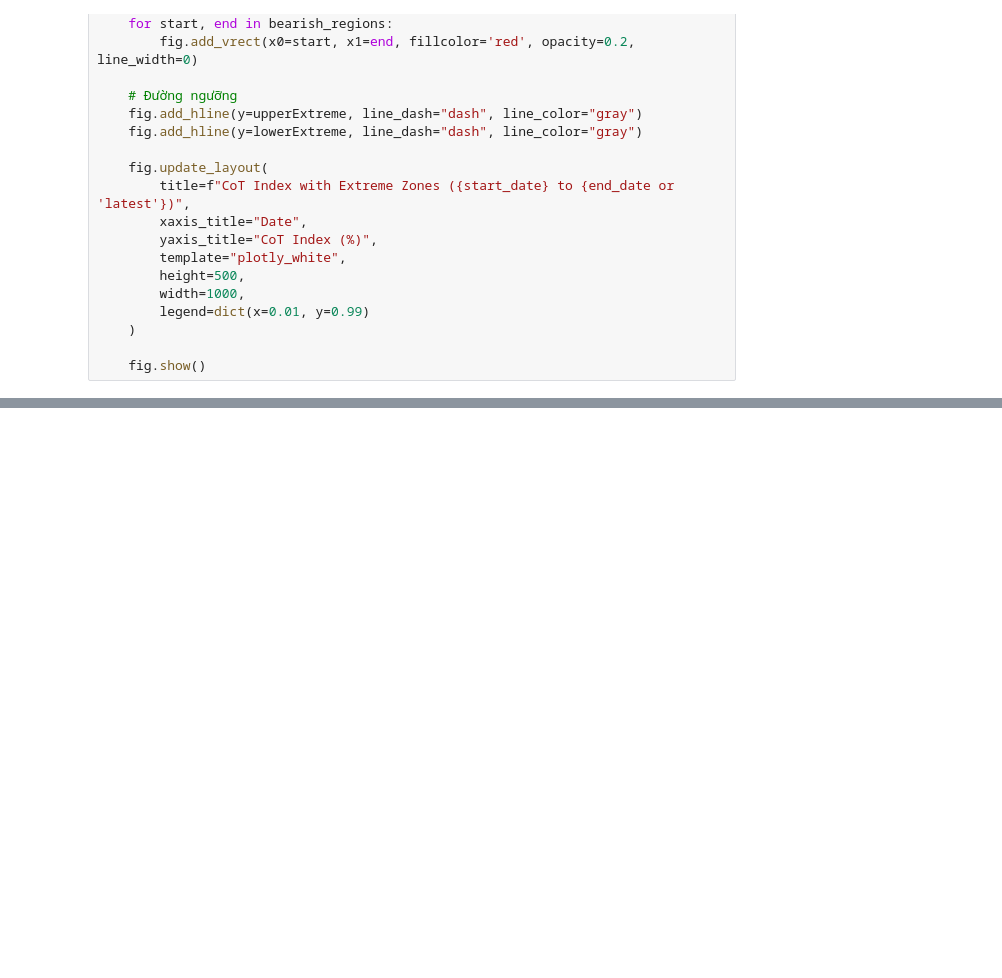
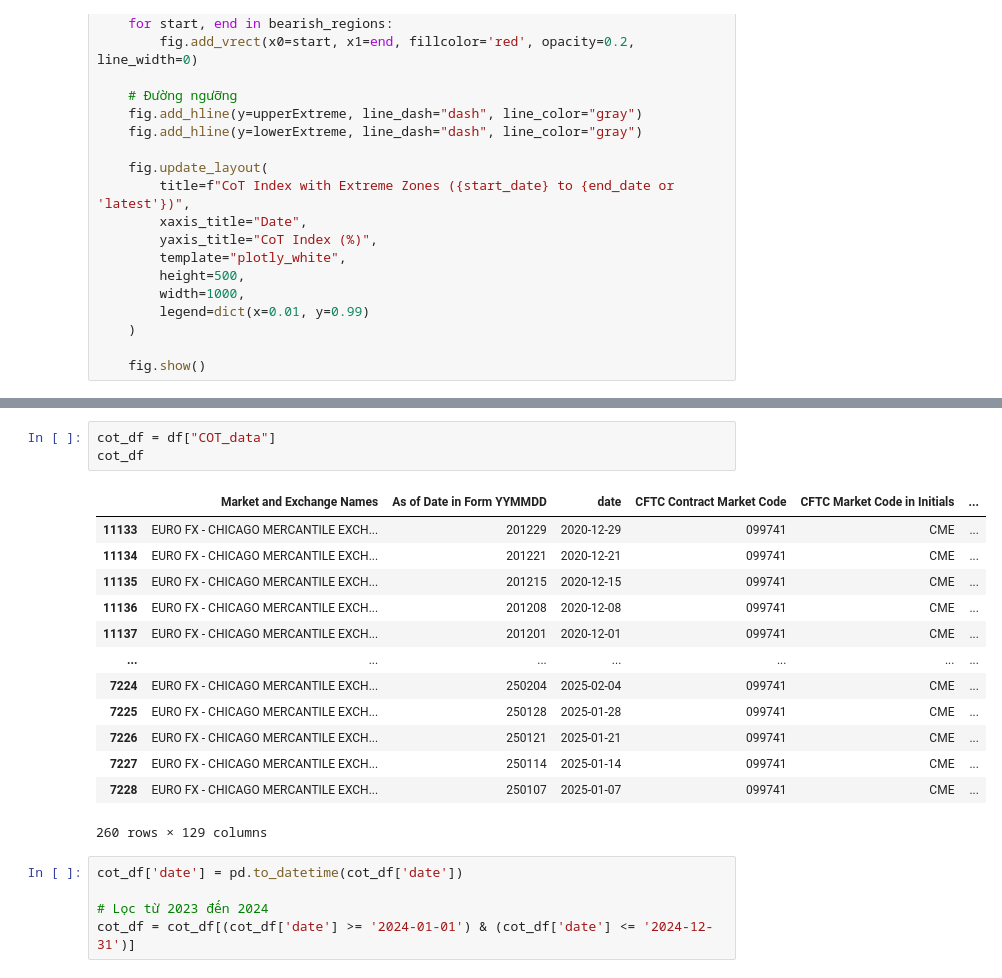
Before and after one commit to Hung000anh/Price-Action-Prediction-Algorithm, a Jupyter notebook: scripts/notebook.ipynb, the cells around one changed output, grey strips where cells are left out. Cells and saved outputs as stored; diff of their text form; blank space fills up the shorter version.

```diff
--- a/scripts/notebook.ipynb
+++ b/scripts/notebook.ipynb
@@ -672,0 +875,22 @@ plot_seasonal_tendency(eurusd_M)
+# %%
+cot_df = df["COT_data"]
+cot_df
+# %% [output]
+|  | Market and Exchange Names | As of Date in Form YYMMDD | date | CFTC Contract Market Code | CFTC Market Code in Initials | ... |
+| 11133 | EURO FX - CHICAGO MERCANTILE EXCH... | 201229 | 2020-12-29 | 099741 | CME | ... |
+| 11134 | EURO FX - CHICAGO MERCANTILE EXCH... | 201221 | 2020-12-21 | 099741 | CME | ... |
+| 11135 | EURO FX - CHICAGO MERCANTILE EXCH... | 201215 | 2020-12-15 | 099741 | CME | ... |
+| 11136 | EURO FX - CHICAGO MERCANTILE EXCH... | 201208 | 2020-12-08 | 099741 | CME | ... |
+| 11137 | EURO FX - CHICAGO MERCANTILE EXCH... | 201201 | 2020-12-01 | 099741 | CME | ... |
+| ... | ... | ... | ... | ... | ... | ... |
+| 7224 | EURO FX - CHICAGO MERCANTILE EXCH... | 250204 | 2025-02-04 | 099741 | CME | ... |
+| 7225 | EURO FX - CHICAGO MERCANTILE EXCH... | 250128 | 2025-01-28 | 099741 | CME | ... |
+| 7226 | EURO FX - CHICAGO MERCANTILE EXCH... | 250121 | 2025-01-21 | 099741 | CME | ... |
+| 7227 | EURO FX - CHICAGO MERCANTILE EXCH... | 250114 | 2025-01-14 | 099741 | CME | ... |
+| 7228 | EURO FX - CHICAGO MERCANTILE EXCH... | 250107 | 2025-01-07 | 099741 | CME | ... |
+260 rows × 129 columns
+# %%
+cot_df['date'] = pd.to_datetime(cot_df['date'])
+
+# Lọc từ 2023 đến 2024
+cot_df = cot_df[(cot_df['date'] >= '2024-01-01') & (cot_df['date'] <= '2024-12-31')]
```
Also changed, not shown: parts of 19 cells of this notebook.
